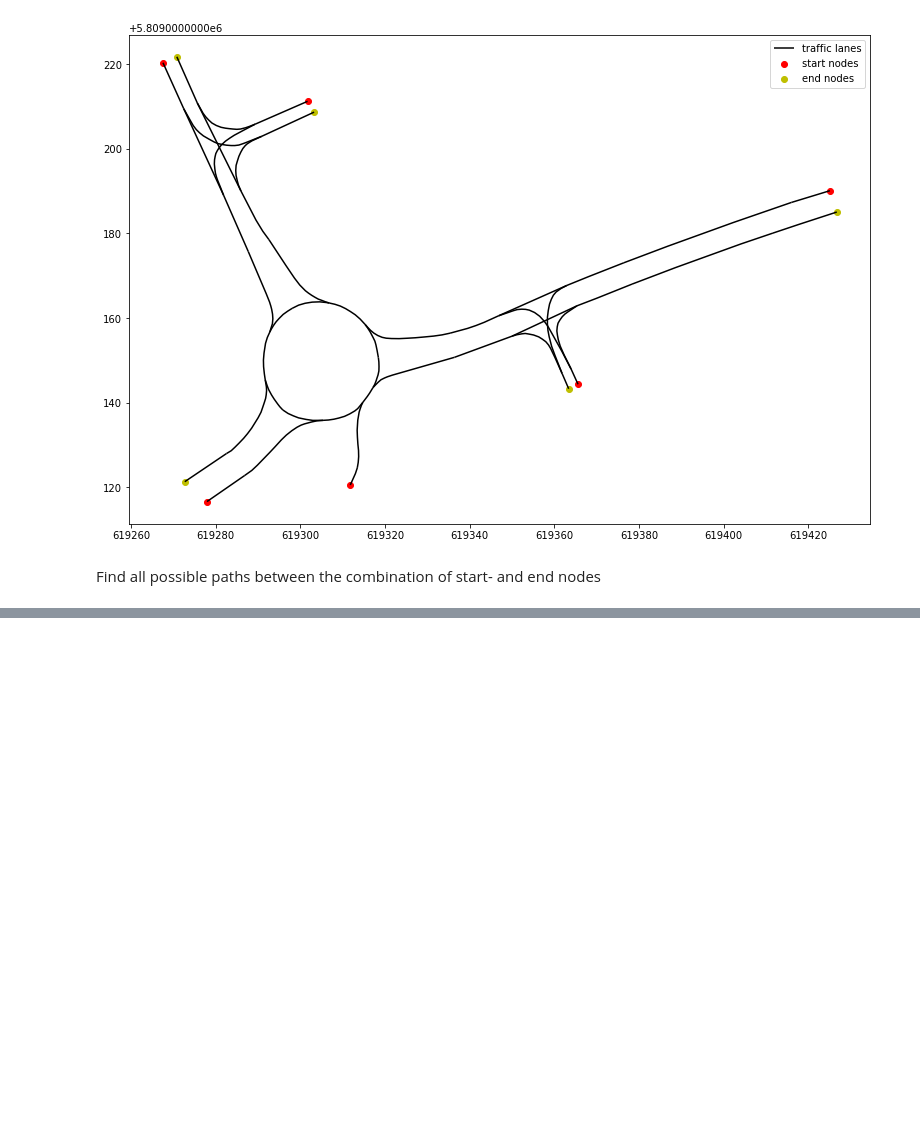
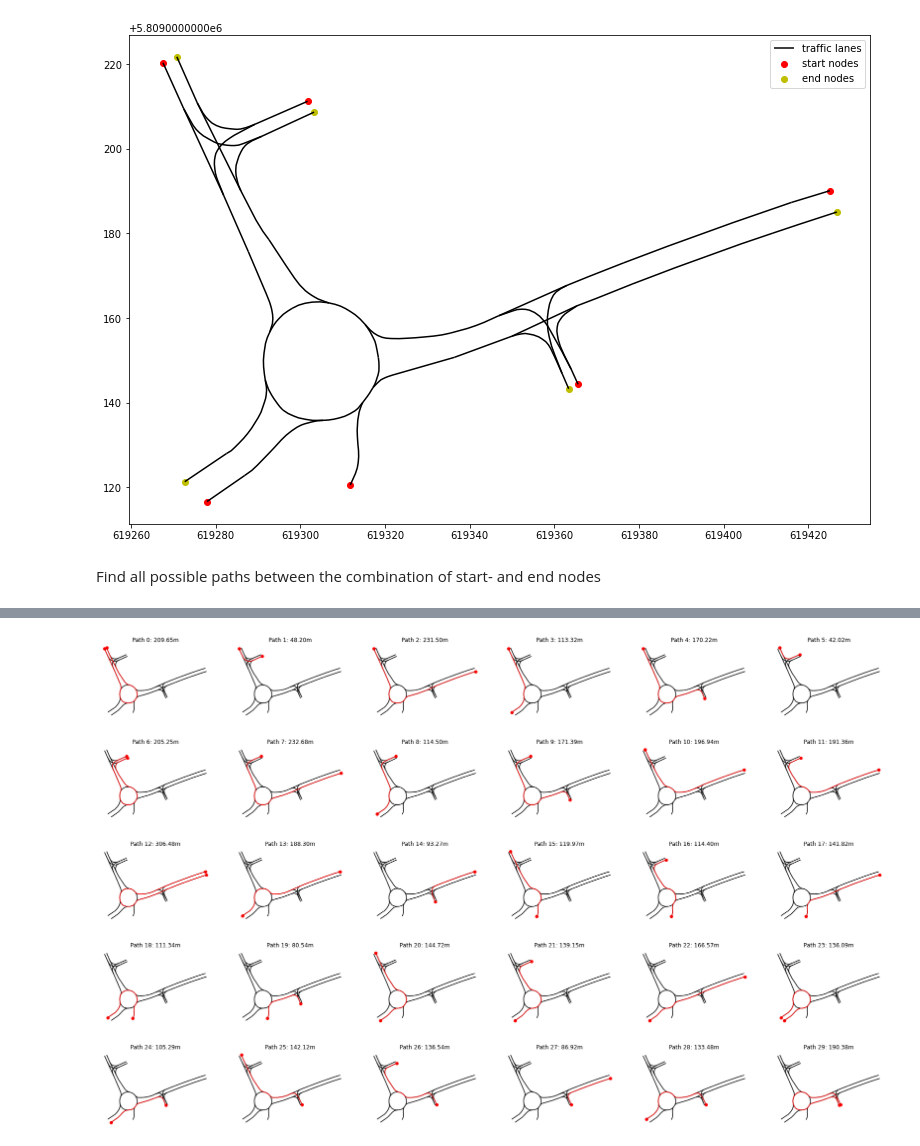
Before and after one commit to kopytjuk/opendd-analysis, a Jupyter notebook: notebooks/Distance Analysis.ipynb, the cells around one changed output, grey strips where cells are left out. Drawn from its saved outputs; the diff is of its cells as text; code cells hidden in the pictures; blank space fills up the shorter version.

```diff
--- a/notebooks/Distance Analysis.ipynb
+++ b/notebooks/Distance Analysis.ipynb
@@ -98,3 +111,5 @@ paths = list()
 for i, (start, end) in enumerate(product(start_nodes, end_nodes)):
     path = nx.shortest_path(traffic_lanes_graph, start, end)
     paths.append(DrivablePath(i, path))
+# %%
+num_paths = len(paths)
@@ -111,0 +131,12 @@ ax.legend()
+# %%
+fig, axs = plt.subplots(nrows=math.ceil(num_paths/6), ncols=6, figsize=(30, 20))
+axs = axs.flatten()
+
+for i, dp in enumerate(paths):
+    axi = axs[i]
+    trafficlanes.plot(ax=axi, color="k", label="traffic lanes")
+    dp.plot(axi, as_linestring=True, graph=traffic_lanes_graph, color="red")
+    axi.set_axis_off()
+    axi.set_title(f"Path {i}: {dp.length(traffic_lanes_graph):.2f}m")
+# %% [output]
+[figure, added]
```
Also changed, not shown: parts of 8 cells of this notebook.
